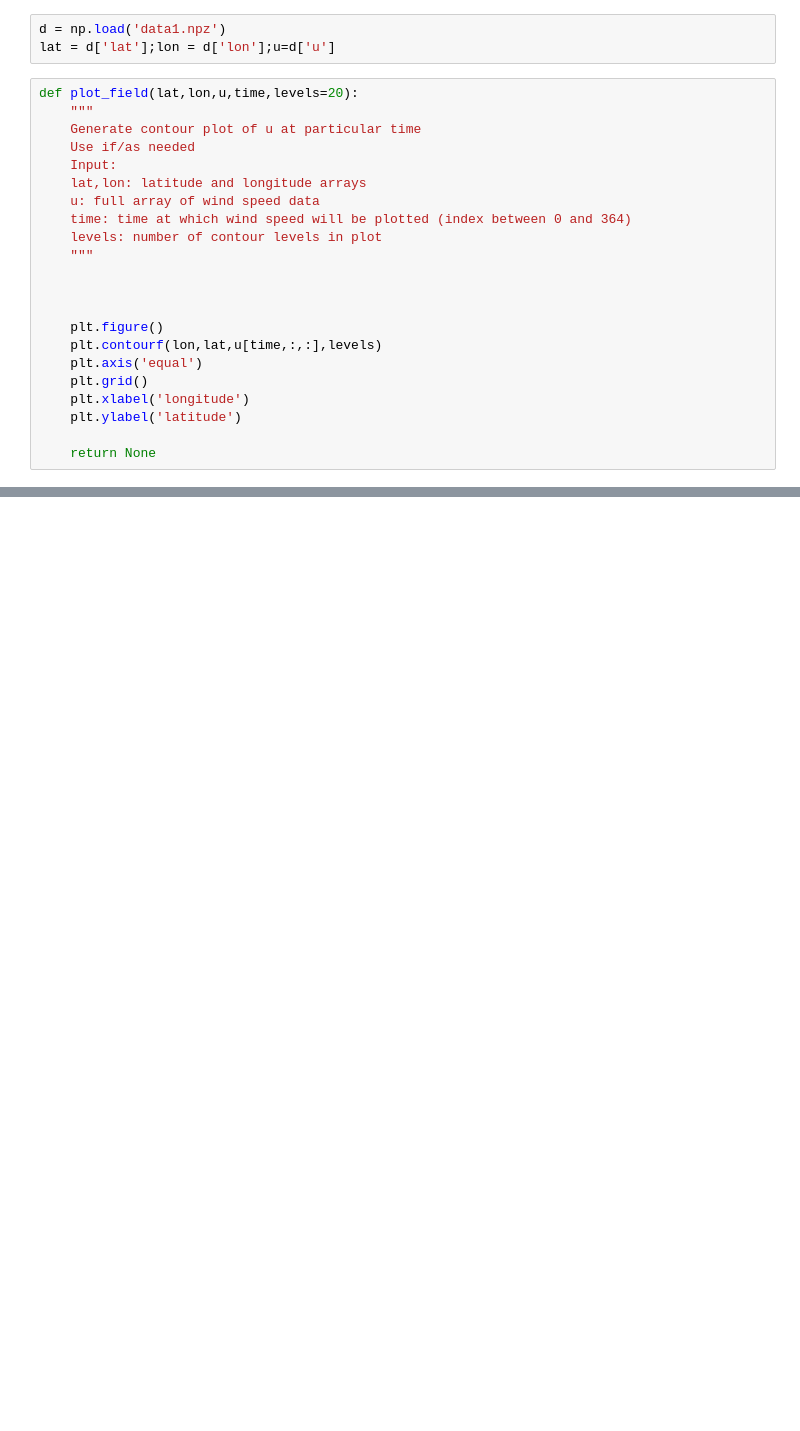
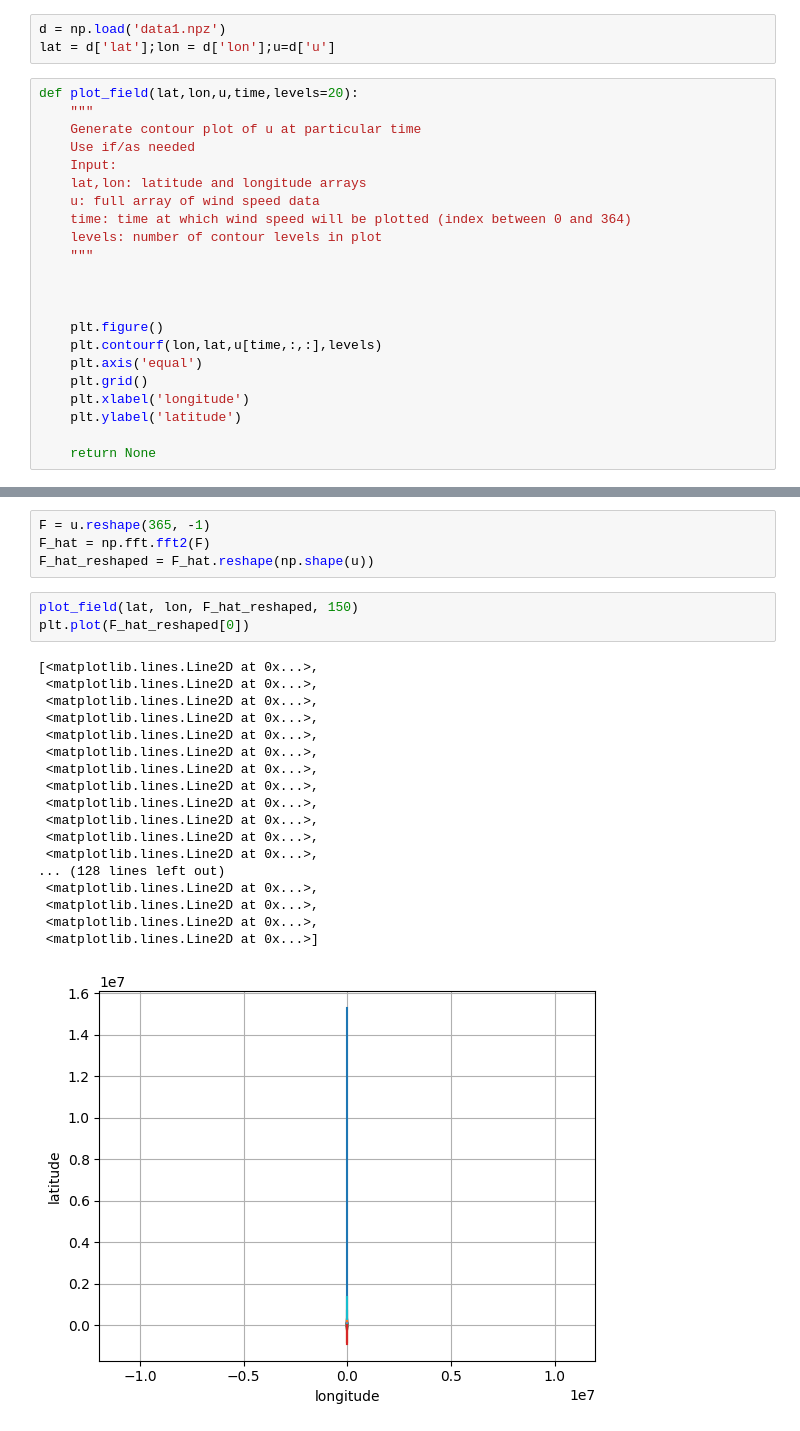
Before and after one commit to callieham/Year-3, a Jupyter notebook: Scientific Computing/project_3_testing.ipynb, the cells around one changed output, grey strips where cells are left out. Saved outputs shown, nothing was run; the diff lists cells and outputs as text; blank space fills up the shorter version.

```diff
--- a/Scientific Computing/project_3_testing.ipynb
+++ b/Scientific Computing/project_3_testing.ipynb
@@ -55,0 +54,26 @@ EighResult(eigenvalues=array([-1.62694062e-11,  1.60375987e-01,  1.65149781e-01,
+# %%
+F = u.reshape(365, -1)
+F_hat = np.fft.fft2(F)
+F_hat_reshaped = F_hat.reshape(np.shape(u))
+# %%
+plot_field(lat, lon, F_hat_reshaped, 150)
+plt.plot(F_hat_reshaped[0])
+# %% [output]
+[<matplotlib.lines.Line2D at 0x...>,
+ <matplotlib.lines.Line2D at 0x...>,
+ <matplotlib.lines.Line2D at 0x...>,
+ <matplotlib.lines.Line2D at 0x...>,
+ <matplotlib.lines.Line2D at 0x...>,
+ <matplotlib.lines.Line2D at 0x...>,
+ <matplotlib.lines.Line2D at 0x...>,
+ <matplotlib.lines.Line2D at 0x...>,
+ <matplotlib.lines.Line2D at 0x...>,
+ <matplotlib.lines.Line2D at 0x...>,
+ <matplotlib.lines.Line2D at 0x...>,
+ <matplotlib.lines.Line2D at 0x...>,
+... (128 lines left out)
+ <matplotlib.lines.Line2D at 0x...>,
+ <matplotlib.lines.Line2D at 0x...>,
+ <matplotlib.lines.Line2D at 0x...>,
+ <matplotlib.lines.Line2D at 0x...>]
+[figure, added]
```
Also changed, not shown: parts of 26 cells of this notebook.
